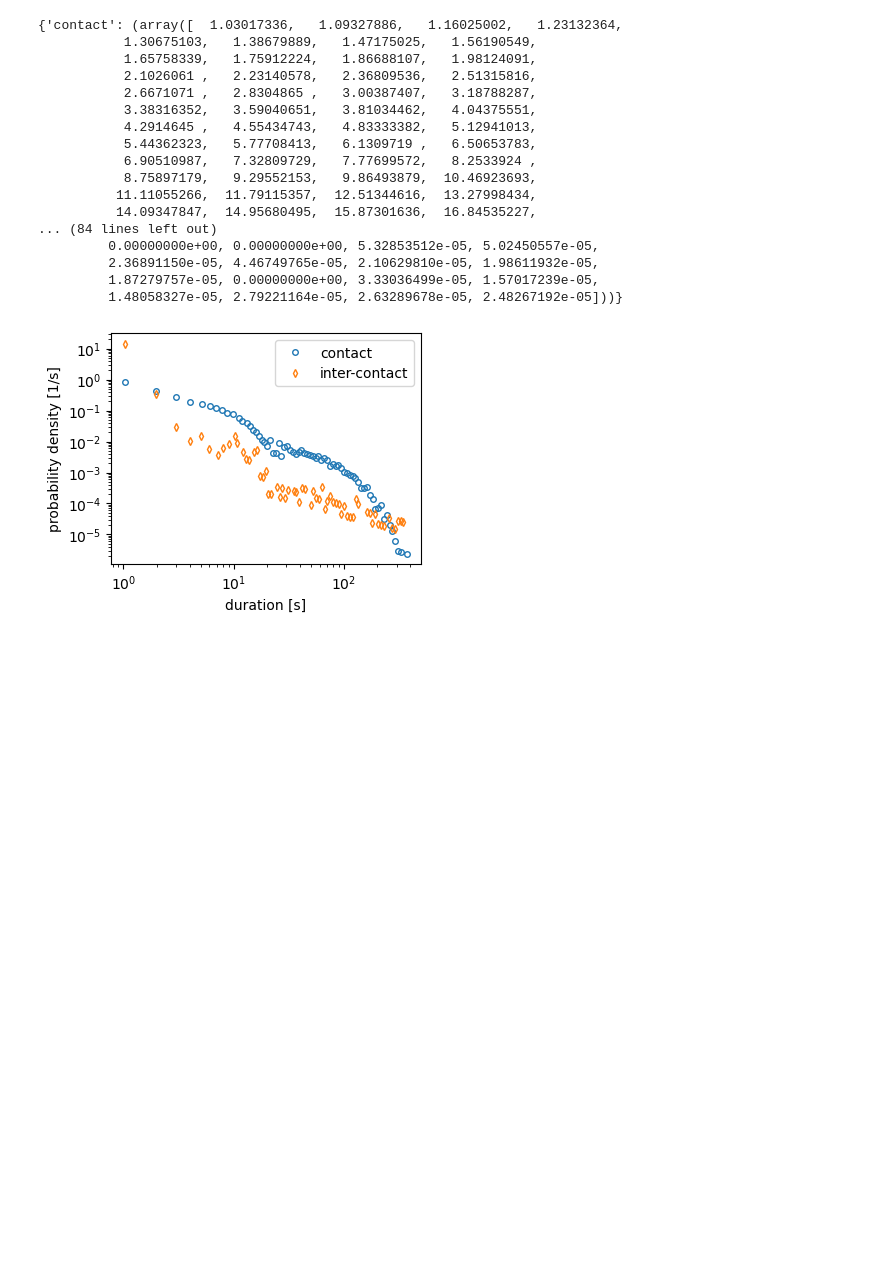
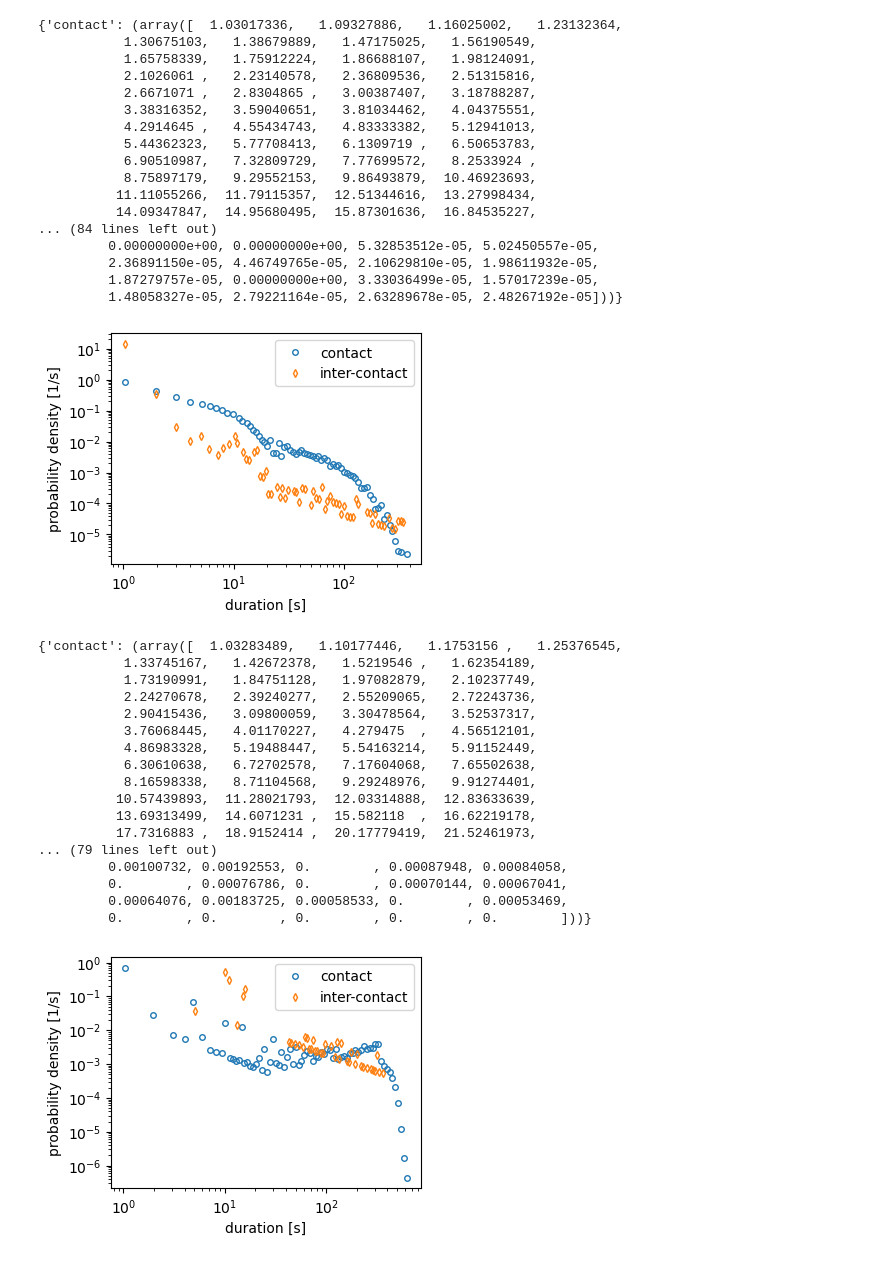
Before and after one commit to JurijSchoenfeld/Traf2Net, a Jupyter notebook: playground.ipynb, the cells around one changed output. Saved outputs shown, nothing was run; the diff lists cells and outputs as text; code cells hidden in the pictures; blank space fills up the shorter version.

```diff
--- a/playground.ipynb
+++ b/playground.ipynb
@@ -141,5 +128,29 @@ plot_contact_durations(result, ax, time_unit='s', use_logarithmic_histogram=True
          1.87279757e-05, 0.00000000e+00, 3.33036499e-05, 1.57017239e-05,
          1.48058327e-05, 2.79221164e-05, 2.63289678e-05, 2.48267192e-05]))}
 [figure]
+# %%
+result = tc.measure_group_sizes_and_durations(tn_baseline)
+
+fig, ax = plt.subplots(1, 1, figsize=(4,3))
+plot_contact_durations(result, ax, time_unit='s', use_logarithmic_histogram=True)
+# %% [output]
+{'contact': (array([  1.03283489,   1.10177446,   1.1753156 ,   1.25376545,
+           1.33745167,   1.42672378,   1.5219546 ,   1.62354189,
+           1.73190991,   1.84751128,   1.97082879,   2.10237749,
+           2.24270678,   2.39240277,   2.55209065,   2.72243736,
+           2.90415436,   3.09800059,   3.30478564,   3.52537317,
+           3.76068445,   4.01170227,   4.279475  ,   4.56512101,
+           4.86983328,   5.19488447,   5.54163214,   5.91152449,
+           6.30610638,   6.72702578,   7.17604068,   7.65502638,
+           8.16598338,   8.71104568,   9.29248976,   9.91274401,
+          10.57439893,  11.28021793,  12.03314888,  12.83633639,
+          13.69313499,  14.6071231 ,  15.582118  ,  16.62219178,
+          17.7316883 ,  18.9152414 ,  20.17779419,  21.52461973,
+... (79 lines left out)
+         0.00100732, 0.00192553, 0.        , 0.00087948, 0.00084058,
+         0.        , 0.00076786, 0.        , 0.00070144, 0.00067041,
+         0.00064076, 0.00183725, 0.00058533, 0.        , 0.00053469,
+         0.        , 0.        , 0.        , 0.        , 0.        ]))}
+[figure, added]
 # %%
 from tacoma.interactive import visualize
```
Also changed, not shown: parts of 6 cells of this notebook, 4 other files.
